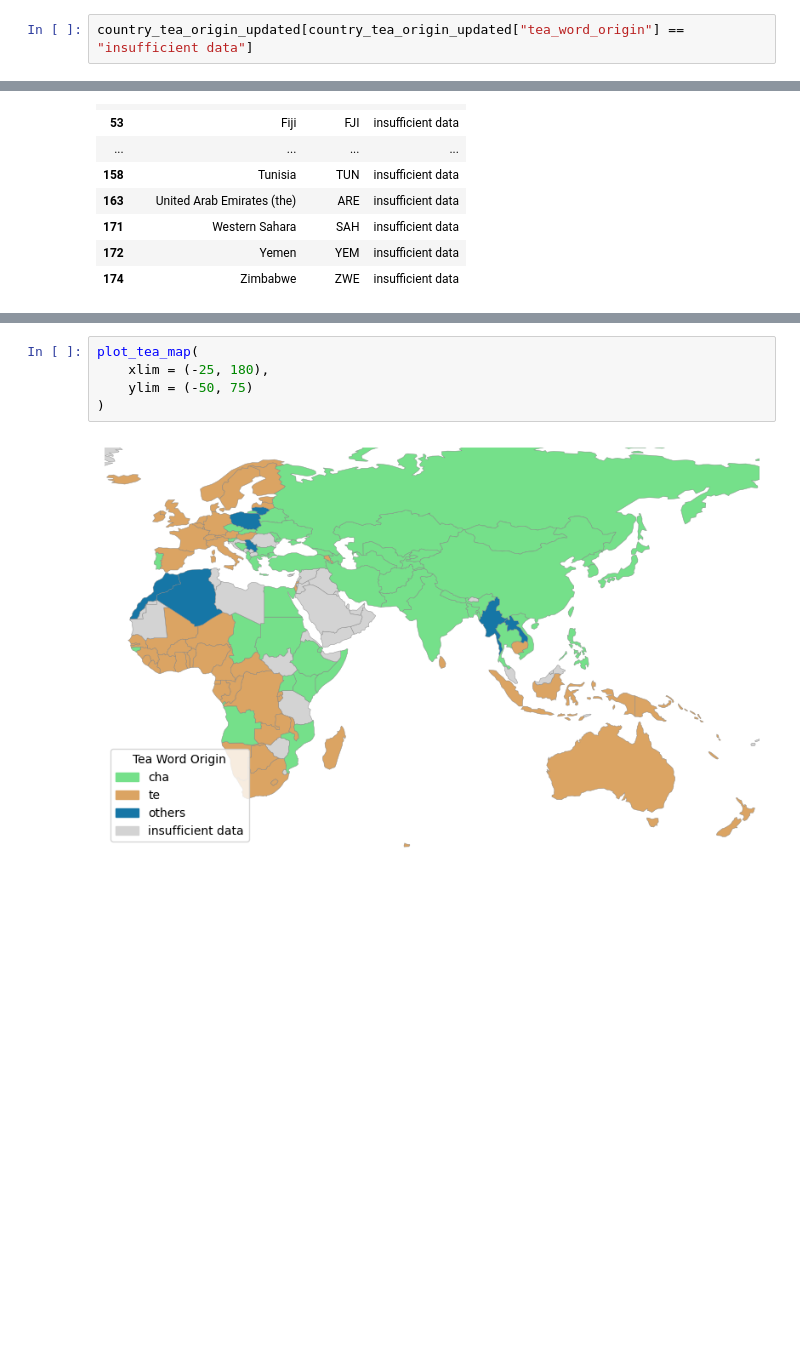
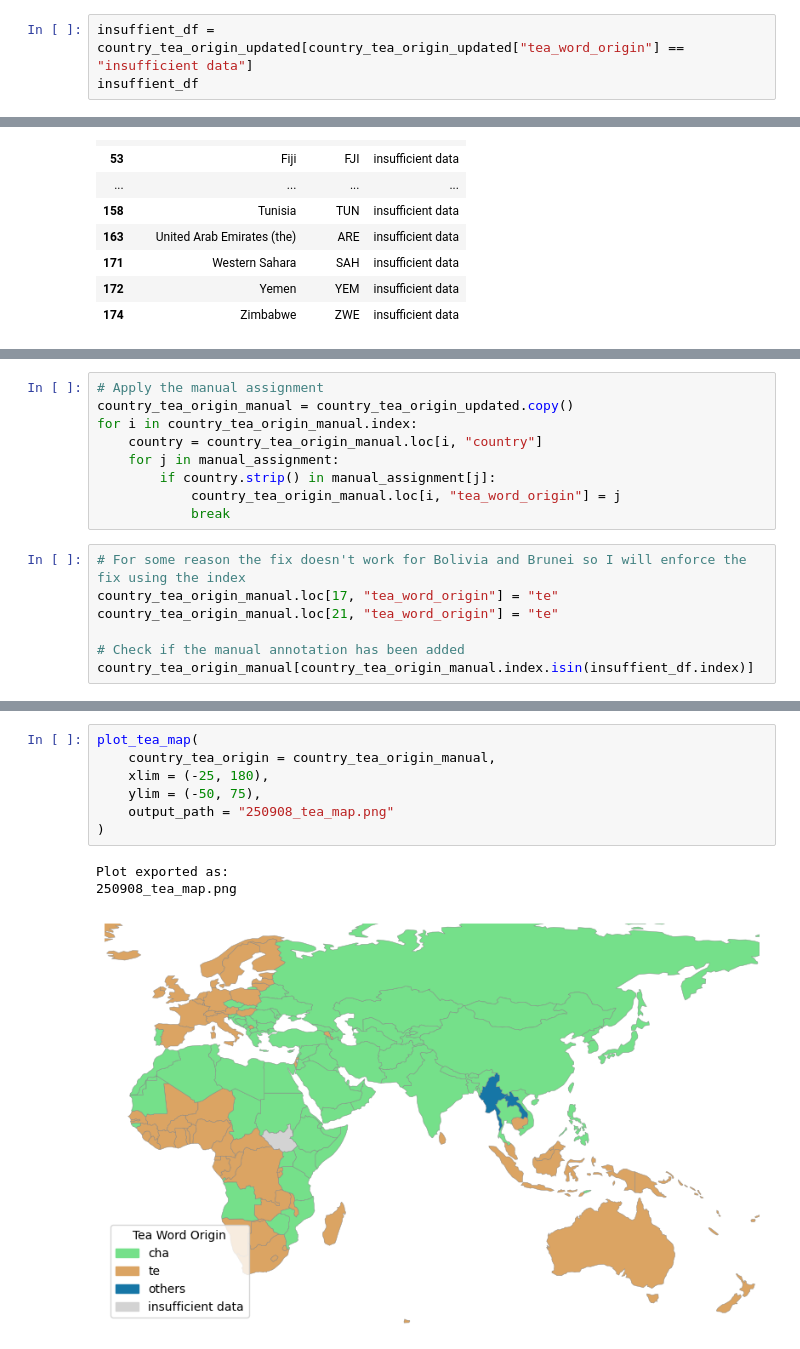
Before and after one commit to TangentialAlmond/tea_words_map, a Jupyter notebook: tea_words_map.ipynb, the cells around one changed output, grey strips where cells are left out. Saved outputs shown, nothing was run; the diff lists cells and outputs as text; blank space fills up the shorter version.

```diff
--- a/tea_words_map.ipynb
+++ b/tea_words_map.ipynb
@@ -266,5 +377,6 @@ country_tea_origin_updated.head()
 # %%
-country_tea_origin_updated[country_tea_origin_updated["tea_word_origin"] == "insufficient data"]
+insuffient_df = country_tea_origin_updated[country_tea_origin_updated["tea_word_origin"] == "insufficient data"]
+insuffient_df
 # %% [output]
 |  | country | adm0_a3 | tea_word_origin |
 | 4 | Antarctica | ATA | insufficient data |
@@ -363,0 +488,16 @@ plot_tea_map()
+# %%
+# Apply the manual assignment
+country_tea_origin_manual = country_tea_origin_updated.copy()
+for i in country_tea_origin_manual.index:
+    country = country_tea_origin_manual.loc[i, "country"]
+    for j in manual_assignment:
+        if country.strip() in manual_assignment[j]:
+            country_tea_origin_manual.loc[i, "tea_word_origin"] = j
+            break
+# %%
+# For some reason the fix doesn't work for Bolivia and Brunei so I will enforce the fix using the index
+country_tea_origin_manual.loc[17, "tea_word_origin"] = "te"
+country_tea_origin_manual.loc[21, "tea_word_origin"] = "te"
+
+# Check if the manual annotation has been added
+country_tea_origin_manual[country_tea_origin_manual.index.isin(insuffient_df.index)]
@@ -364,7 +535,11 @@ plot_tea_map()
 # %%
 plot_tea_map(
+    country_tea_origin = country_tea_origin_manual,
     xlim = (-25, 180),
-    ylim = (-50, 75)
+    ylim = (-50, 75),
+    output_path = "250908_tea_map.png"
 )
 # %% [output]
+Plot exported as:
+250908_tea_map.png
-[figure, old version]
+[figure, new version]
```
Also changed, not shown: parts of 10 cells of this notebook.
